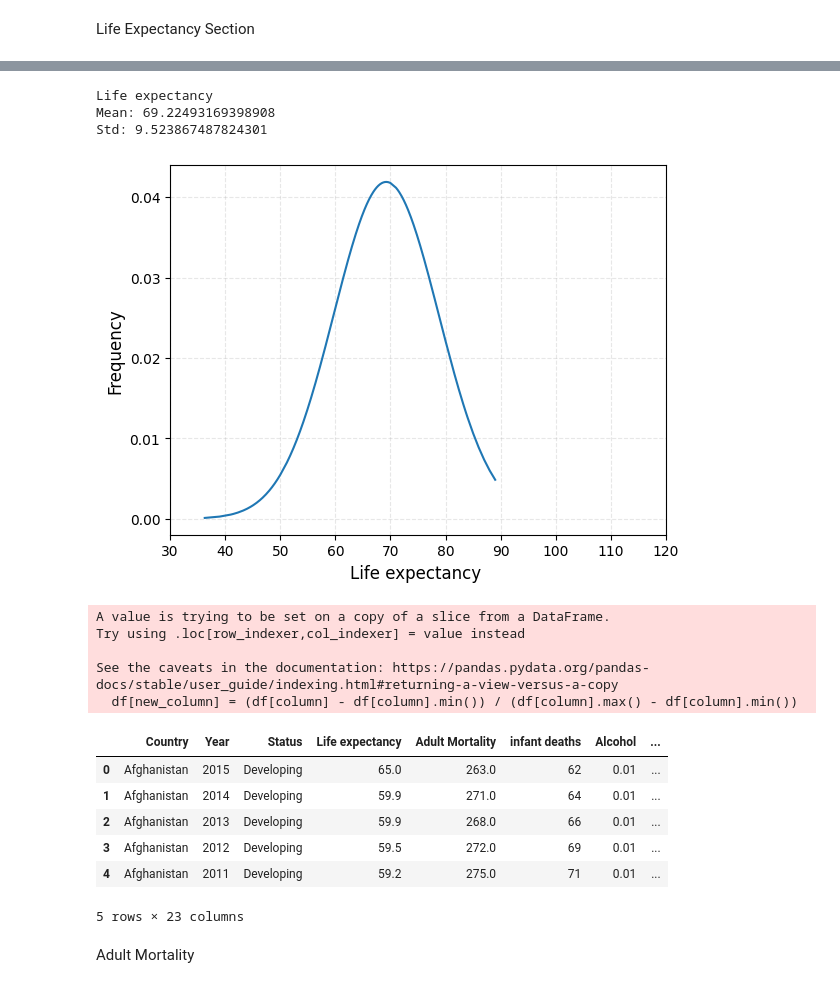
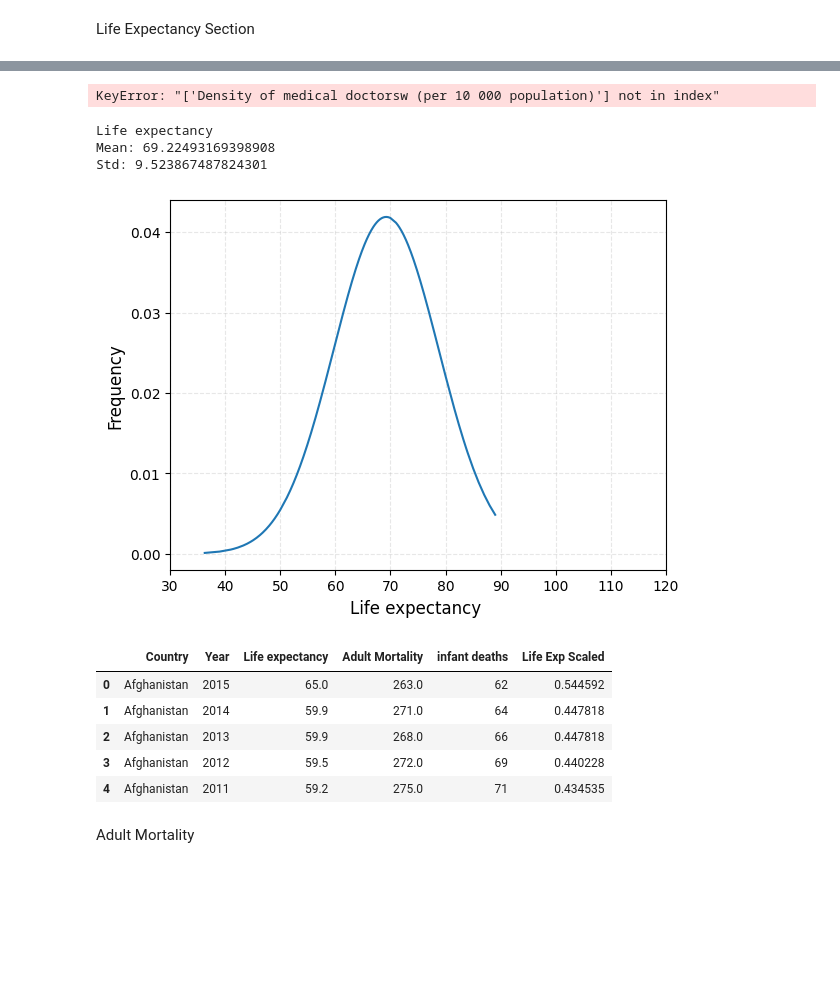
Before and after one commit to zhui803/BeastCancerDS, a Jupyter notebook: shared.ipynb, the cells around one changed output, grey strips where cells are left out. Drawn from its saved outputs; the diff is of its cells as text; code cells hidden in the pictures; blank space fills up the shorter version.

```diff
--- a/shared.ipynb
+++ b/shared.ipynb
@@ -31,6 +7,0 @@ mini_medical_doctors_access_df.head()
-# %%
-medical_doctors_access_col = "Density of medical doctorsw (per 10 000 population) "
-medical_access_mean, medical_access_std = dist.dist_info(mini_medical_doctors_access_df, medical_doctors_access_col)
-dist.dist_plot(mini_medical_doctors_access_df, medical_doctors_access_col, medical_access_mean, medical_access_std, 0.2, 84.2)
-mini_medical_doctors_access_df = dist.add_norm(mini_medical_doctors_access_df, medical_doctors_access_col, "Med Access Scaled")
-mini_medical_doctors_access_df.head()
@@ -50,32 +22,26 @@ Life Expectancy Section
+# %%
+mini_medical_doctors_access_df = medical_doctors_access_df[["Unnamed: 0","Density of medical doctorsw (per 10 000 population) "]]
+mini_life_exp_df = mini_medical_doctors_access_df[mini_medical_doctors_access_df['Life expectancy '].notna()]
+mini_life_exp_df.head()
+# %% [output]
+KeyError: "['Density of medical doctorsw (per 10 000 population)'] not in index"
 # %%
-life_exp_df = pd.read_csv("Life_Expectancy_Data.csv")
-life_exp_df.head()
-
-mini_life_exp_df = life_exp_df[life_exp_df['Life expectancy '].notna()]
-mini_life_exp_df.head()
-
 life_exp_col = "Life expectancy "
 life_exp_mean, life_exp_std = dist.dist_info(mini_life_exp_df, life_exp_col)
 dist.dist_plot(mini_life_exp_df, life_exp_col, life_exp_mean, life_exp_std, 30, 120)
 mini_life_exp_df = dist.add_norm(mini_life_exp_df, life_exp_col, "Life Exp Scaled")
 mini_life_exp_df.head()
 # %% [output]
 Life expectancy
 Mean: 69.22493169398908
 Std: 9.523867487824301
 [figure]
-A value is trying to be set on a copy of a slice from a DataFrame.
-Try using .loc[row_indexer,col_indexer] = value instead
-
-See the caveats in the documentation: https://pandas.pydata.org/pandas-docs/stable/user_guide/indexing.html#returning-a-view-versus-a-copy
-  df[new_column] = (df[column] - df[column].min()) / (df[column].max() - df[column].min())
-|  | Country | Year | Status | Life expectancy | Adult Mortality | infant deaths | Alcohol | ... |
-| 0 | Afghanistan | 2015 | Developing | 65.0 | 263.0 | 62 | 0.01 | ... |
-| 1 | Afghanistan | 2014 | Developing | 59.9 | 271.0 | 64 | 0.01 | ... |
-| 2 | Afghanistan | 2013 | Developing | 59.9 | 268.0 | 66 | 0.01 | ... |
-| 3 | Afghanistan | 2012 | Developing | 59.5 | 272.0 | 69 | 0.01 | ... |
-| 4 | Afghanistan | 2011 | Developing | 59.2 | 275.0 | 71 | 0.01 | ... |
+|  | Country | Year | Life expectancy | Adult Mortality | infant deaths | Life Exp Scaled |
+| 0 | Afghanistan | 2015 | 65.0 | 263.0 | 62 | 0.544592 |
+| 1 | Afghanistan | 2014 | 59.9 | 271.0 | 64 | 0.447818 |
+| 2 | Afghanistan | 2013 | 59.9 | 268.0 | 66 | 0.447818 |
+| 3 | Afghanistan | 2012 | 59.5 | 272.0 | 69 | 0.440228 |
+| 4 | Afghanistan | 2011 | 59.2 | 275.0 | 71 | 0.434535 |
-5 rows × 23 columns
 # %% [markdown]
 Adult Mortality
 # %%
```
Also changed, not shown: parts of 9 cells of this notebook, 2 other files.
